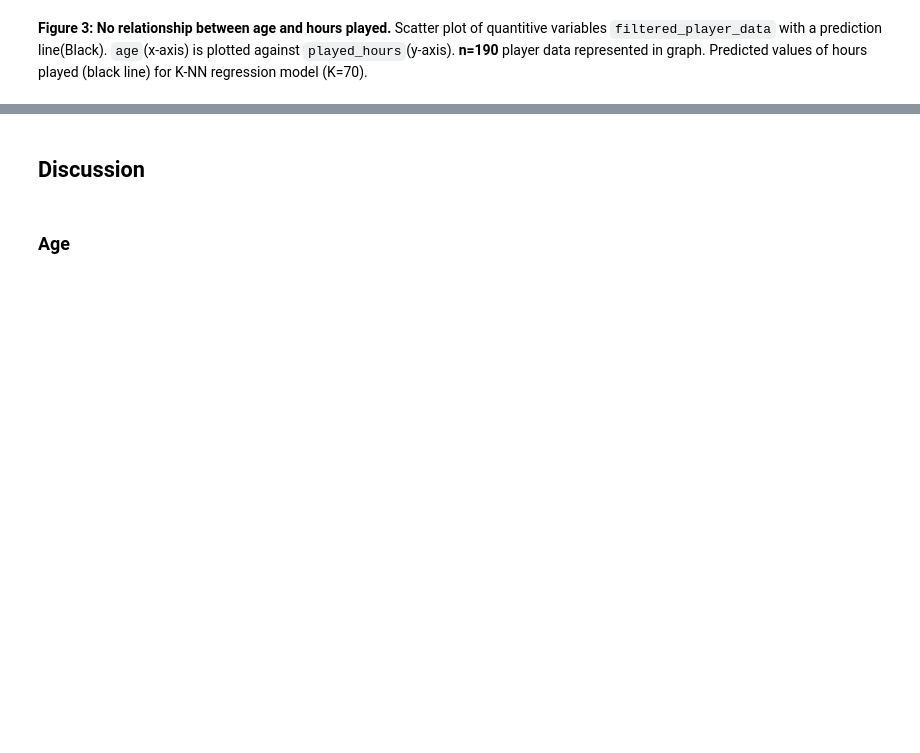
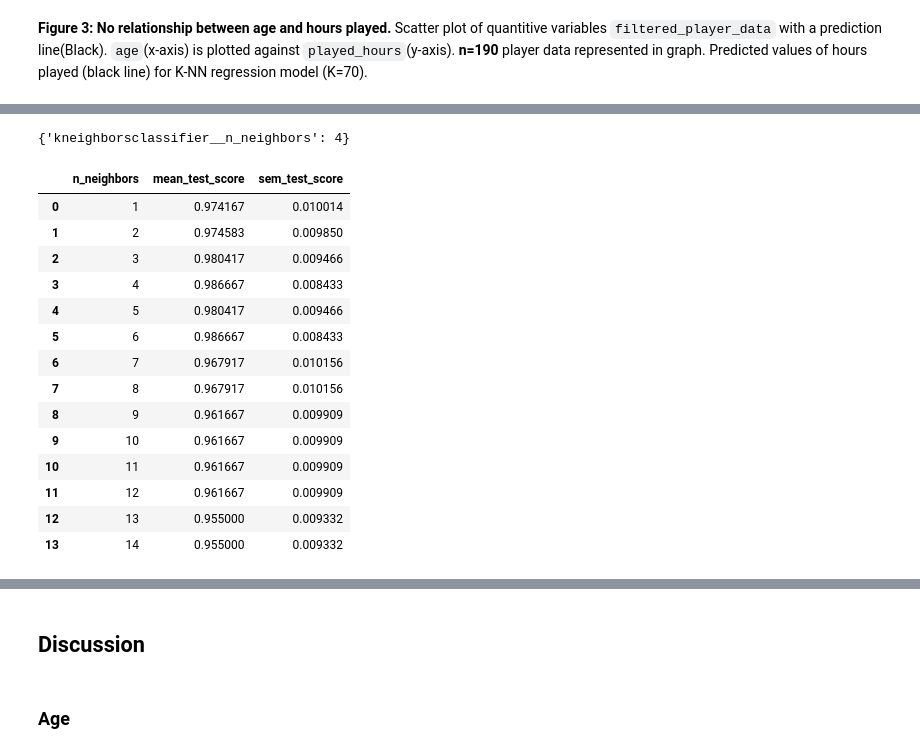
Before and after one commit to Cartleon/dsci100-python-group-33, a Jupyter notebook: Project Final Report.ipynb, the cells around one changed output, grey strips where cells are left out. Cells and saved outputs as stored; diff of their text form; code cells hidden in the pictures; blank space fills up the shorter version.

Commit message:
classifier

```diff
--- a/Project Final Report.ipynb
+++ b/Project Final Report.ipynb
@@ -232,0 +247,80 @@ age_plot
+# %%
+# choose 20% of data to be test data
+train_df, test_df = train_test_split(player_data, test_size=0.20, random_state=123)
+
+X_train, y_train = (
+    train_df.drop(columns=["hashedEmail", "name", "individualId", "organizationName", "play_time"]),
+    train_df["play_time"],
+)
+X_test, y_test = (
+    test_df.drop(columns=["hashedEmail", "name", "individualId", "organizationName", "play_time"]),
+    test_df["play_time"],
+)
+
+
+variables = ["experience", "subscribe", "gender", "age"]
+
+accuracy_dict = {"size": [], "selected_predictors": [], "accuracy": []}
+
+# store the total number of predictors
+n_total = len(variables)
+
+# start with an empty list of selected predictors
+selected = []
+
+# create the pipeline and CV grid search objects
+param_grid = {
+    "kneighborsclassifier__n_neighbors": range(1, 15, 1),
+}
+
+numeric_features = ["age"]
+# "experience" is ordinal because we assume there is a ordering in which more experienced players spend more time to play
+ordinal_features = ["experience", "subscribe"]
+ordering= [["Beginner", "Amateur", "Regular", "Pro", "Veteran"], [False, True]]
+categorical_features = ["gender"]
+
+play_preprocessor = make_column_transformer(
+    (StandardScaler(), numeric_features),
+    (OrdinalEncoder(categories=ordering), ordinal_features),
+    (OneHotEncoder(handle_unknown="ignore", sparse_output=False), categorical_features),
+    remainder="passthrough",
+    verbose_feature_names_out=False
+)
+
+player_tune_pipe = make_pipeline(play_preprocessor, KNeighborsClassifier())
+player_tune_grid = GridSearchCV(
+    estimator=player_tune_pipe,
+    param_grid=param_grid,
+    cv=10,
+    n_jobs=-1
+)
+player_tune_grid.fit(X_train, y_train)
+accuracies_grid = pd.DataFrame(player_tune_grid.cv_results_)
+accuracies_grid["sem_test_score"] = accuracies_grid["std_test_score"] / 10**(1/2)
+accuracies_grid = (
+    accuracies_grid[[
+        "param_kneighborsclassifier__n_neighbors",
+        "mean_test_score",
+        "sem_test_score"
+    ]]
+    .rename(columns={"param_kneighborsclassifier__n_neighbors": "n_neighbors"})
+)
+print(player_tune_grid.best_params_)
+accuracies_grid
+# %% [output]
+{'kneighborsclassifier__n_neighbors': 4}
+|  | n_neighbors | mean_test_score | sem_test_score |
+| 0 | 1 | 0.974167 | 0.010014 |
+| 1 | 2 | 0.974583 | 0.009850 |
+| 2 | 3 | 0.980417 | 0.009466 |
+| 3 | 4 | 0.986667 | 0.008433 |
+| 4 | 5 | 0.980417 | 0.009466 |
+| 5 | 6 | 0.986667 | 0.008433 |
+| 6 | 7 | 0.967917 | 0.010156 |
+| 7 | 8 | 0.967917 | 0.010156 |
+| 8 | 9 | 0.961667 | 0.009909 |
+| 9 | 10 | 0.961667 | 0.009909 |
+| 10 | 11 | 0.961667 | 0.009909 |
+| 11 | 12 | 0.961667 | 0.009909 |
+| 12 | 13 | 0.955000 | 0.009332 |
+| 13 | 14 | 0.955000 | 0.009332 |
```
Also changed, not shown: parts of 15 cells of this notebook.
